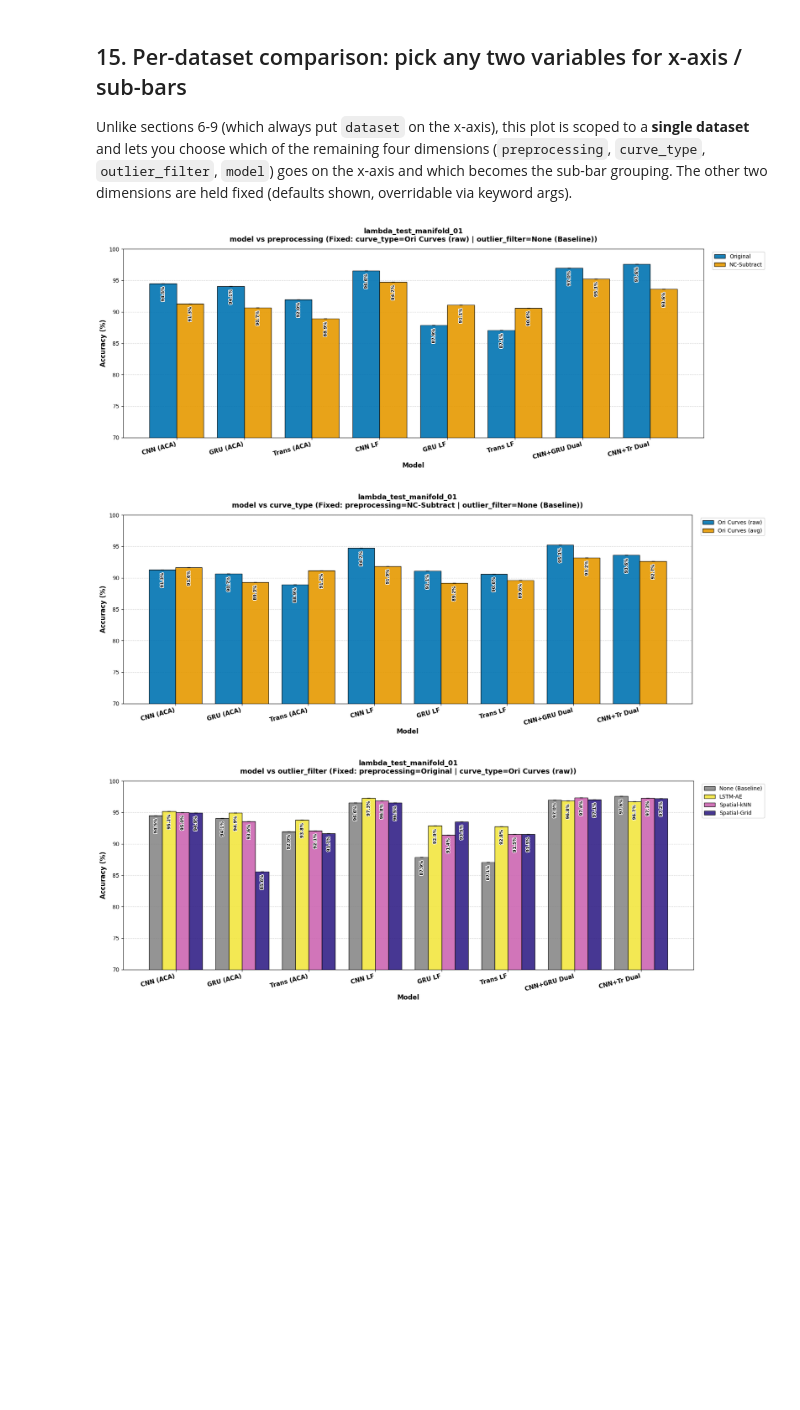
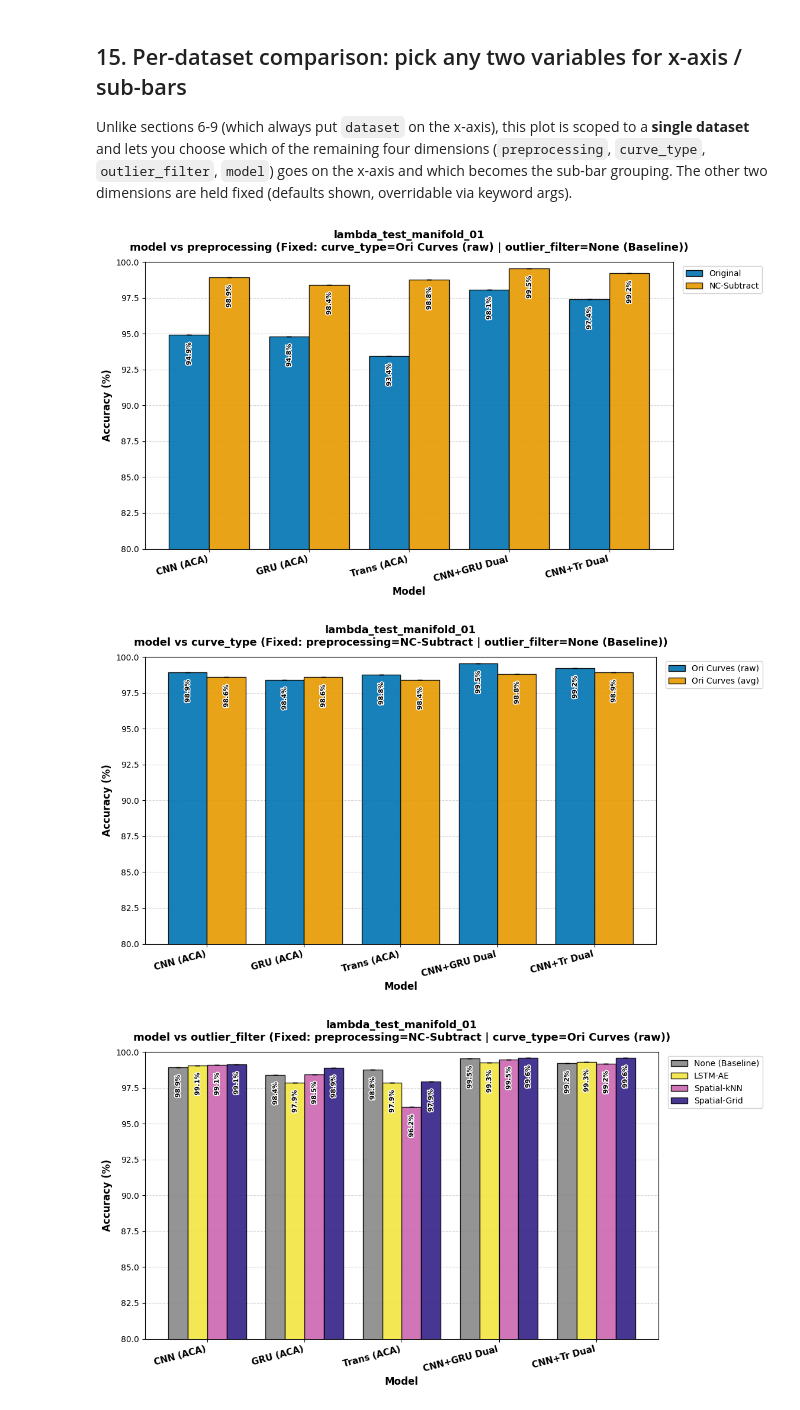
Before and after one commit to kautsarg/POC_DDM, a Jupyter notebook: gk_code/main/result_comparison.ipynb, the cells around one changed output. Drawn from its saved outputs; the diff is of its cells as text; code cells hidden in the pictures; blank space fills up the shorter version.

```diff
--- a/gk_code/main/result_comparison.ipynb
+++ b/gk_code/main/result_comparison.ipynb
@@ -82,7 +82,8 @@ CURVE_TYPE_JOBLIB_KEYS = {
 }
 CURVE_TYPES = list(CURVE_TYPE_JOBLIB_KEYS.keys())
 
-MODELS = ["cnn", "gru", "transformer", "cnn_lf", "gru_lf", "trans_lf", "cnn_gru_dual", "cnn_trans_dual"]
+# MODELS = ["cnn", "gru", "transformer", "cnn_lf", "gru_lf", "trans_lf", "cnn_gru_dual", "cnn_trans_dual"]
+MODELS = ["cnn", "gru", "transformer", "cnn_gru_dual", "cnn_trans_dual"]
 OUTLIER_FILTERS = [None, "lstm_ae_glb_ds1_label_elbow", "spatial_knn_label_elbow", "spatial_grid_label_elbow"]
 
 print(f"Datasets: {DATASET_NAMES}")
@@ -638,40 +691,40 @@ DEFAULT_DATASET_FOLDER = "D20260611_E00_C00_F4500KHz_U_lambda_test_manifold_01"
 
 #PREPROCESSING
 DEFAULT_VALUES_PREPROCESSING = {
-    # "preprocessing": "original",
+    # "preprocessing": "nc_subtract",
     "curve_type": "ori_curves",
     "outlier_filter": None,
     # "model": "cnn_gru_dual",
 }
 plot_per_dataset_comparison(results_df, dim_defaults=DEFAULT_VALUES_PREPROCESSING, dataset_folder=DEFAULT_DATASET_FOLDER, x_col="model", hue_col="preprocessing")
 
 #CURVE TYPE
 DEFAULT_VALUES_CURVE_TYPE = {
     "preprocessing": "nc_subtract",
     # "curve_type": "ori_curves",
     "outlier_filter": None,
     # "model": "cnn_gru_dual",
 }
 plot_per_dataset_comparison(results_df, dim_defaults=DEFAULT_VALUES_CURVE_TYPE, dataset_folder=DEFAULT_DATASET_FOLDER, x_col="model", hue_col="curve_type")
 
 #OUTLIER
 DEFAULT_VALUES_OUTLIER_FILTER = {
-    "preprocessing": "original",
+    "preprocessing": "nc_subtract",
     "curve_type": "ori_curves",
     # "outlier_filter": None,
     # "model": "cnn_gru_dual",
 }
 plot_per_dataset_comparison(results_df, dim_defaults=DEFAULT_VALUES_OUTLIER_FILTER, dataset_folder=DEFAULT_DATASET_FOLDER, x_col="model", hue_col="outlier_filter")
 
 #MODEL
 DEFAULT_VALUES_MODEL = {
-    "preprocessing": "original",
+    "preprocessing": "nc_subtract",
     "curve_type": "ori_curves",
     # "outlier_filter": None,
     # "model": "cnn_gru_dual",
 }
 plot_per_dataset_comparison(results_df, dim_defaults=DEFAULT_VALUES_MODEL, dataset_folder=DEFAULT_DATASET_FOLDER, x_col="outlier_filter", hue_col="model")
 # %% [output]
-[figure, old version]
+[figure, new version]
-[figure, old version]
+[figure, new version]
-[figure, old version]
+[figure, new version]
```
Also changed, not shown: parts of 15 cells of this notebook, 12 other files.
